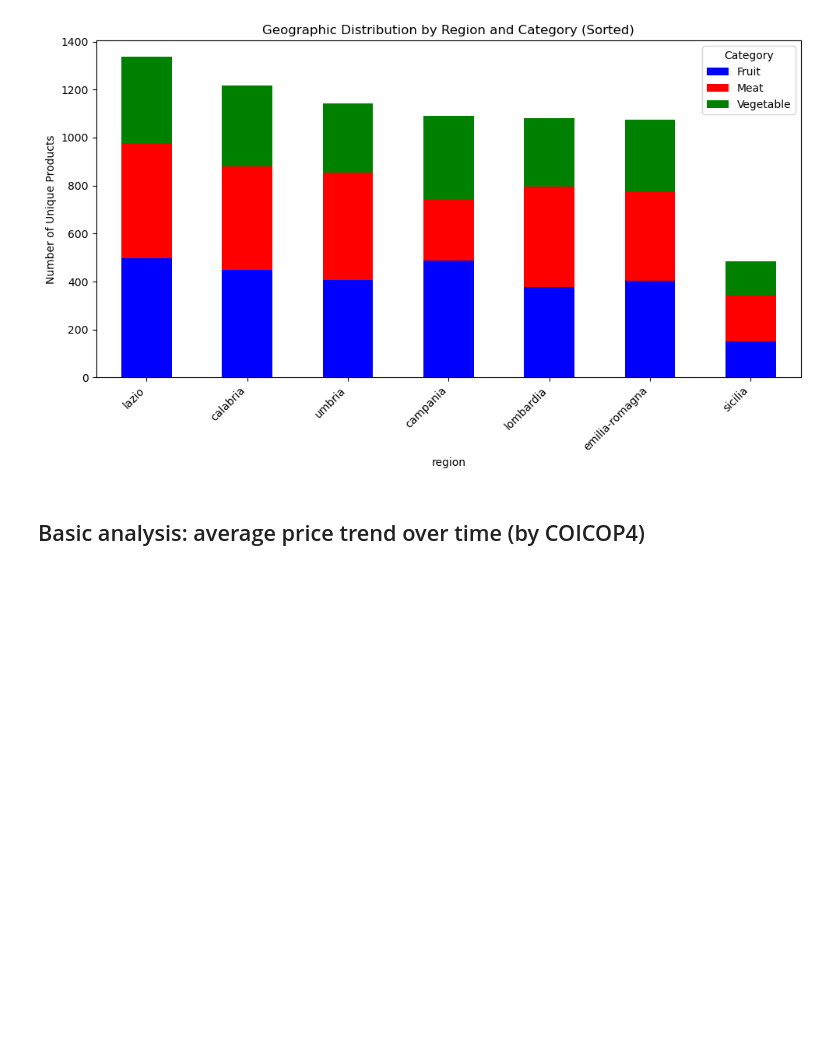
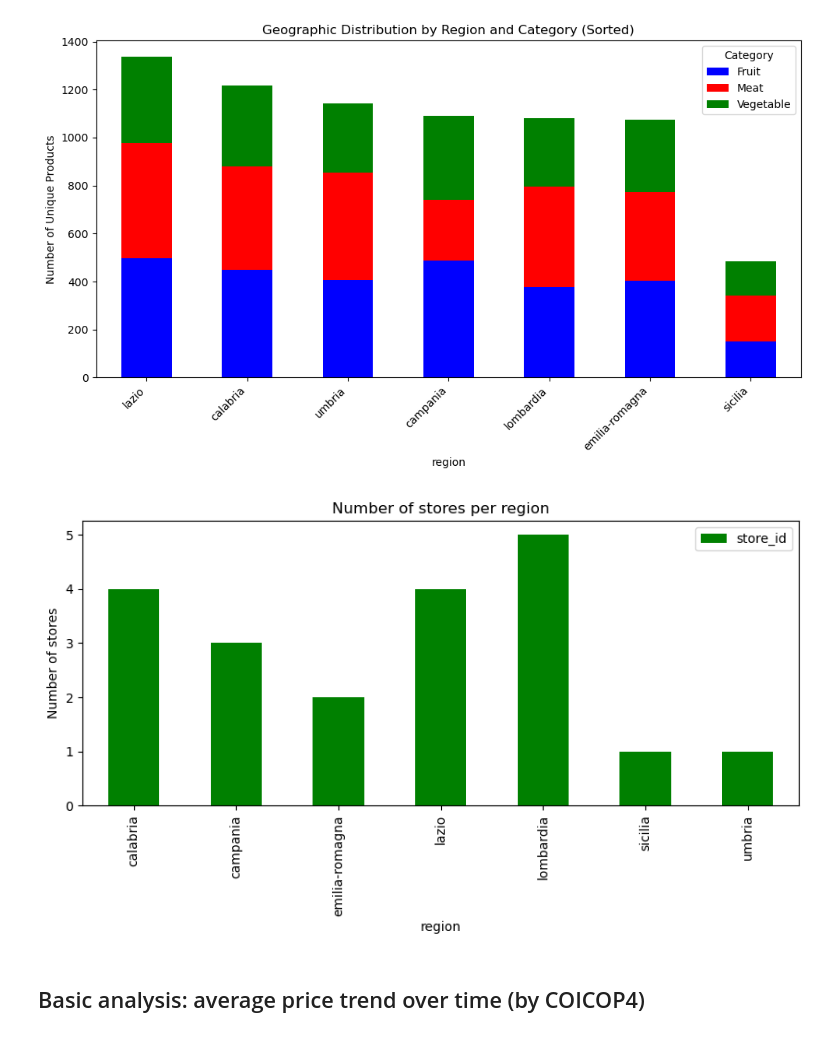
Before and after one commit to sergegoussev/price_stats_experiments, a Jupyter notebook: notebooks/Sasso_et_al_italian_dataset.ipynb, the cells around one changed output. Drawn from its saved outputs; the diff is of its cells as text; code cells hidden in the pictures; blank space fills up the shorter version.

```diff
--- a/notebooks/Sasso_et_al_italian_dataset.ipynb
+++ b/notebooks/Sasso_et_al_italian_dataset.ipynb
@@ -75,6 +76,16 @@ plt.tight_layout()
 plt.show()
 # %% [output]
 [figure]
+# %%
+df_number_of_stores_per_region = df.groupby(["region"])["store_id"].nunique().to_frame()
+df_number_of_stores_per_region.plot(kind='bar', color='green', figsize=(10,4))
+plt.title('Number of stores per region')
+plt.xlabel('region')
+plt.ylabel('Number of stores')
+# plt.xticks(rotation=1)  # Keep x-axis labels horizontal
+plt.show()
+# %% [output]
+[figure, added]
 # %% [markdown]
 ## Basic analysis: average price trend over time (by COICOP4)
 # %%
```
Also changed, not shown: parts of 11 cells of this notebook.
